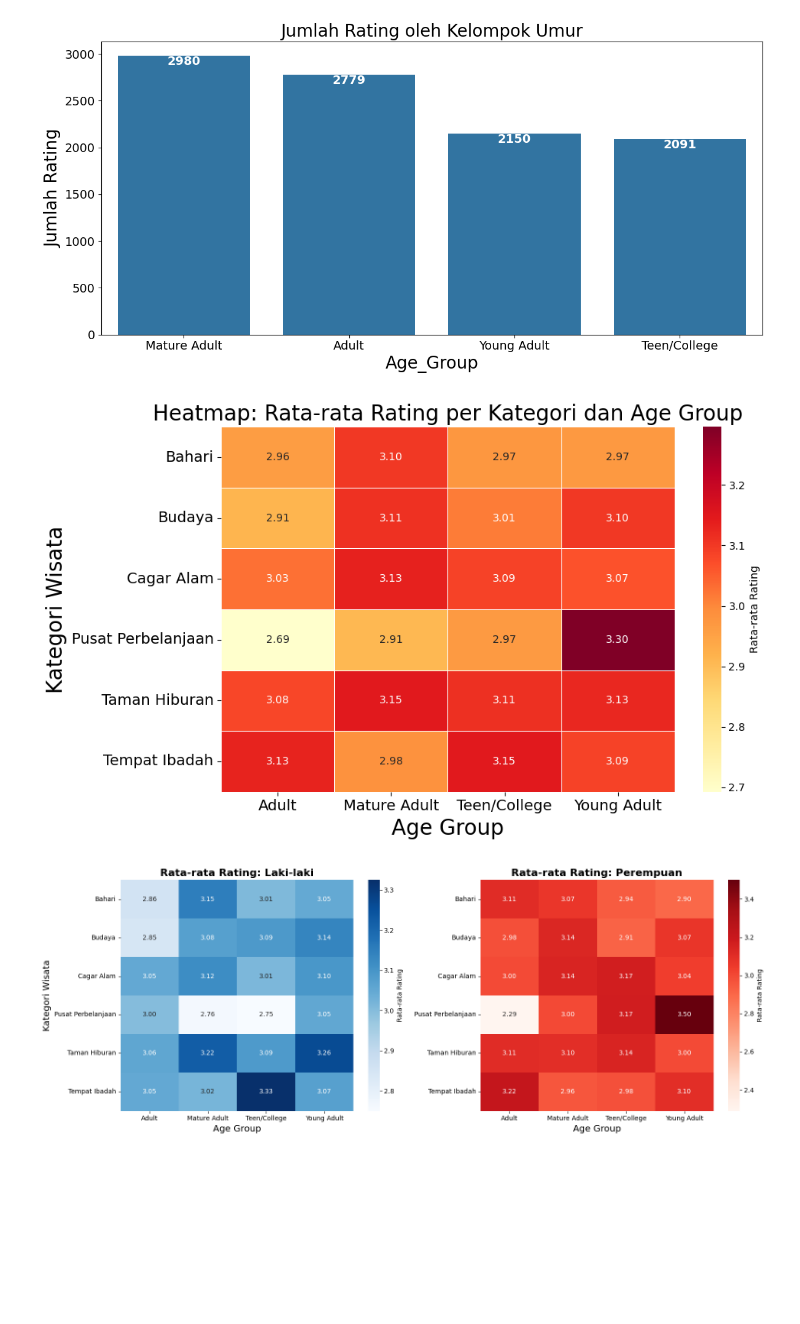
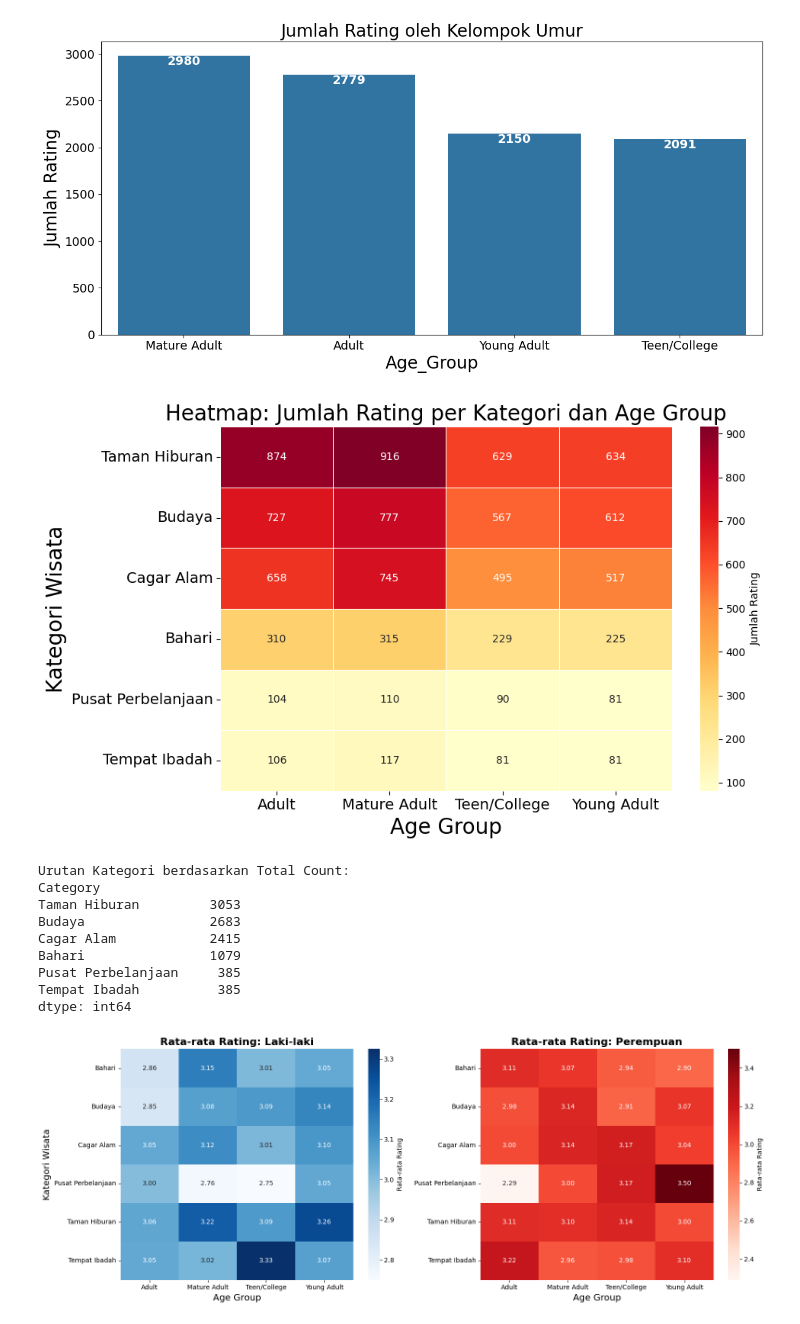
Before and after one commit to ivana27lita/recsys-objek-wisata, a Jupyter notebook: src/preprocessing.ipynb, the cells around one changed output. Saved outputs shown, nothing was run; the diff lists cells and outputs as text; code cells hidden in the pictures; blank space fills up the shorter version.

```diff
--- a/src/preprocessing.ipynb
+++ b/src/preprocessing.ipynb
@@ -56,7 +56,8 @@ data_tourism_with_id.head()
 | 4 | 5 | Atlantis Water Adventure | Atlantis Water Adventure atau dik... | Taman Hiburan | Jakarta | 94000 | 4.5 | 60.0 | {'lat': -6.12419, 'lng': 106.839134} | ... |
 # %%
 # Drop kolom yang tidak digunakan, yaitu harga, rating, waktu, koordinat, dan kolom kosong
-data_tourism_with_id.drop(['Price','Rating','Time_Minutes','Coordinate','Lat','Long','Unnamed: 11','Unnamed: 12'],axis=1,inplace=True)
+data_tourism_with_id.drop(['Price', 'Rating', 'Time_Minutes', 'Coordinate',
+                          'Lat', 'Long', 'Unnamed: 11', 'Unnamed: 12'], axis=1, inplace=True)
 data_tourism_with_id
 # %% [output]
 |  | Place_Id | Place_Name | Description | Category | City |
@@ -227,7 +231,8 @@ df_users
 # %%
 # Menambahkan kolom "Gender" untuk data user dengan proporsi 50:50, Laki-laki: Perempuan
 np.random.seed(42)  # Set seed untuk reproducibility
-df_users['Gender'] = np.random.choice(['Laki-laki', 'Perempuan'], size=len(df_users), p=[0.5, 0.5])
+df_users['Gender'] = np.random.choice(
+    ['Laki-laki', 'Perempuan'], size=len(df_users), p=[0.5, 0.5])
 df_users.inplace = True
 df_users
 # %% [output]
@@ -375,7 +381,8 @@ df_ratings.head()
 # %%
 # Men-generate kolom Tipe Perjalanan untuk data rating
 np.random.seed(42)  # Set seed untuk reproducibility
-df_ratings['Tipe_Perjalanan'] = np.random.choice(['Friends Trip', 'Family Trip', 'Couple Trip', 'Solo Trip'], size=len(df_ratings), p=[0.35, 0.30, 0.25, 0.10])
+df_ratings['Tipe_Perjalanan'] = np.random.choice(
+    ['Friends Trip', 'Family Trip', 'Couple Trip', 'Solo Trip'], size=len(df_ratings), p=[0.35, 0.30, 0.25, 0.10])
 df_ratings
 # %% [output]
 |  | User_Id | Place_Id | Place_Ratings | Tipe_Perjalanan |
@@ -591,25 +602,39 @@ plt.show()
 # %% [output]
 [figure]
 # %%
-# Heatmap rata-rata rating per kategori dan age group
-pivot_rating = full_data.groupby(['Category', 'Age_Group'])['Place_Ratings'].mean().unstack()
+# Heatmap jumlah rating per kategori dan age group (sorted)
+pivot_rating = full_data.groupby(['Category', 'Age_Group'])[
+    'Place_Ratings'].count().unstack()
+
+# Sort berdasarkan total count per kategori (tinggi ke rendah)
+category_total = pivot_rating.sum(axis=1).sort_values(ascending=False)
+pivot_rating_sorted = pivot_rating.reindex(category_total.index)
 
 plt.figure(figsize=(10, 6))
-ax = sns.heatmap(pivot_rating, annot=True, fmt='.2f', cmap='YlOrRd',
-                 cbar_kws={'label': 'Rata-rata Rating'}, linewidths=0.5)
-
-plt.title('Heatmap: Rata-rata Rating per Kategori dan Age Group', fontsize=20)
+ax = sns.heatmap(pivot_rating_sorted, annot=True, fmt='.0f', cmap='YlOrRd',
+                 cbar_kws={'label': 'Jumlah Rating'}, linewidths=0.5)
+plt.title('Heatmap: Jumlah Rating per Kategori dan Age Group', fontsize=20)
 plt.xlabel('Age Group', fontsize=20)
 plt.ylabel('Kategori Wisata', fontsize=20)
-
-# Ukuran font pada ticks
 plt.xticks(fontsize=14)
 plt.yticks(fontsize=14, rotation=0)
-
 plt.tight_layout()
 plt.show()
+
+# Tampilkan urutan kategori berdasarkan total count
+print("Urutan Kategori berdasarkan Total Count:")
+print(category_total)
 # %% [output]
-[figure, old version]
+[figure, new version]
+Urutan Kategori berdasarkan Total Count:
+Category
+Taman Hiburan         3053
+Budaya                2683
+Cagar Alam            2415
+Bahari                1079
+Pusat Perbelanjaan     385
+Tempat Ibadah          385
+dtype: int64
 # %%
 # HEATMAP RATA-RATA RATING PER KATEGORI, AGE GROUP, DAN GENDER
 
```
Also changed, not shown: parts of 16 cells of this notebook, 1 other file.
